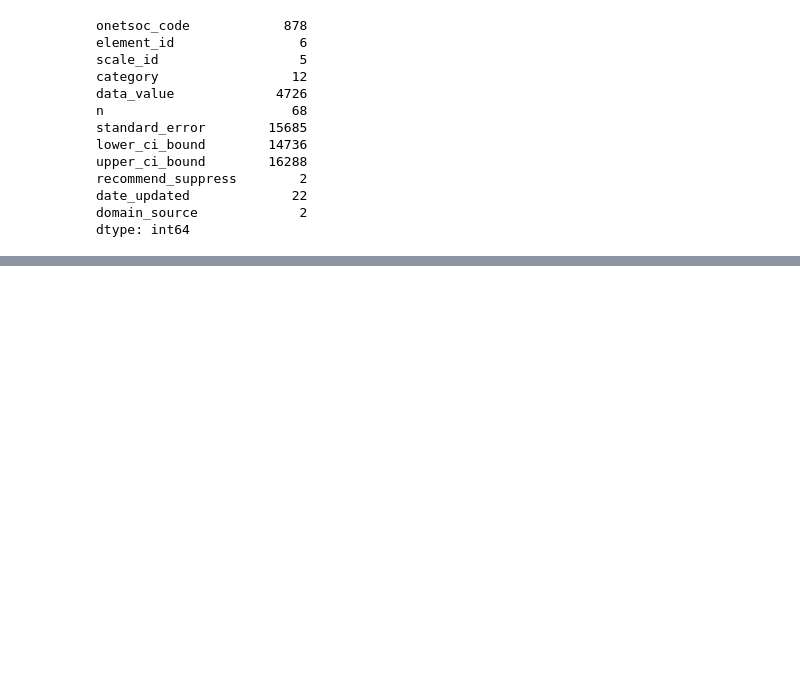
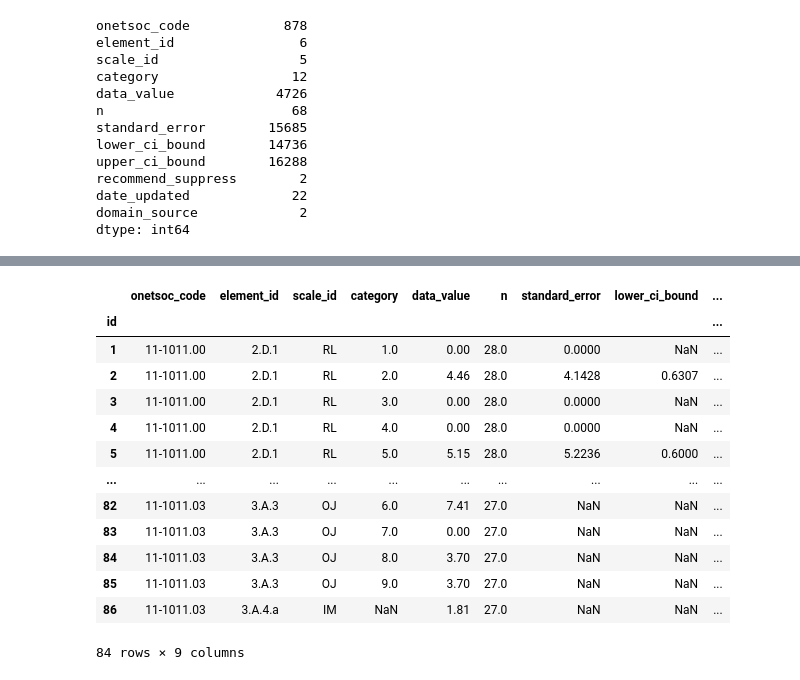
Before and after one commit to blue-santa/comparing-training-req-to-salary-exp, a Jupyter notebook: notebooks/03-exploratory-data-analysis/02-00-eda-train-reward-compare.ipynb, the cells around one changed output, grey strips where cells are left out. Saved outputs shown, nothing was run; the diff lists cells and outputs as text; code cells hidden in the pictures; blank space fills up the shorter version.

```diff
--- a/notebooks/03-exploratory-data-analysis/02-00-eda-train-reward-compare.ipynb
+++ b/notebooks/03-exploratory-data-analysis/02-00-eda-train-reward-compare.ipynb
@@ -652,0 +707,17 @@ dtype: int64
+# %%
+ete[ete['onetsoc_code'].str.startswith('11-1011') == True]
+# %% [output]
+|  | onetsoc_code | element_id | scale_id | category | data_value | n | standard_error | lower_ci_bound | ... |
+| id |  |  |  |  |  |  |  |  | ... |
+| 1 | 11-1011.00 | 2.D.1 | RL | 1.0 | 0.00 | 28.0 | 0.0000 | NaN | ... |
+| 2 | 11-1011.00 | 2.D.1 | RL | 2.0 | 4.46 | 28.0 | 4.1428 | 0.6307 | ... |
+| 3 | 11-1011.00 | 2.D.1 | RL | 3.0 | 0.00 | 28.0 | 0.0000 | NaN | ... |
+| 4 | 11-1011.00 | 2.D.1 | RL | 4.0 | 0.00 | 28.0 | 0.0000 | NaN | ... |
+| 5 | 11-1011.00 | 2.D.1 | RL | 5.0 | 5.15 | 28.0 | 5.2236 | 0.6000 | ... |
+| ... | ... | ... | ... | ... | ... | ... | ... | ... | ... |
+| 82 | 11-1011.03 | 3.A.3 | OJ | 6.0 | 7.41 | 27.0 | NaN | NaN | ... |
+| 83 | 11-1011.03 | 3.A.3 | OJ | 7.0 | 0.00 | 27.0 | NaN | NaN | ... |
+| 84 | 11-1011.03 | 3.A.3 | OJ | 8.0 | 3.70 | 27.0 | NaN | NaN | ... |
+| 85 | 11-1011.03 | 3.A.3 | OJ | 9.0 | 3.70 | 27.0 | NaN | NaN | ... |
+| 86 | 11-1011.03 | 3.A.4.a | IM | NaN | 1.81 | 27.0 | NaN | NaN | ... |
+84 rows × 9 columns
```
Also changed, not shown: parts of 17 cells of this notebook.
